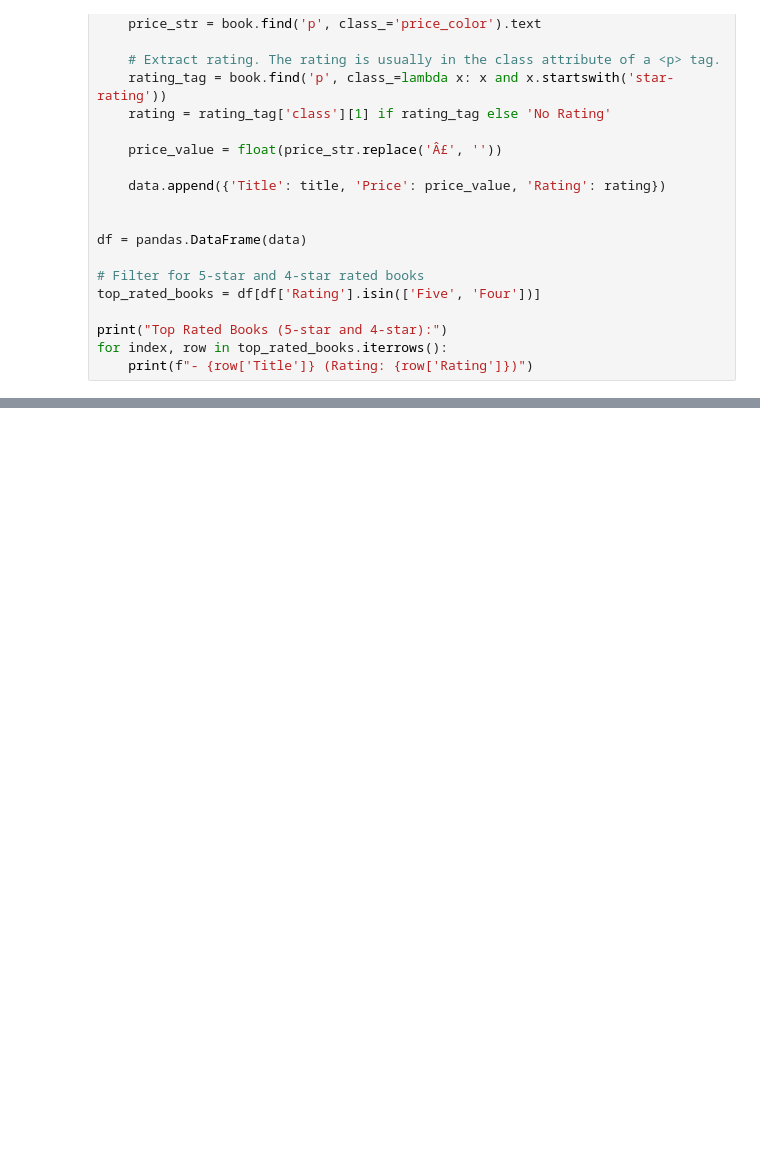
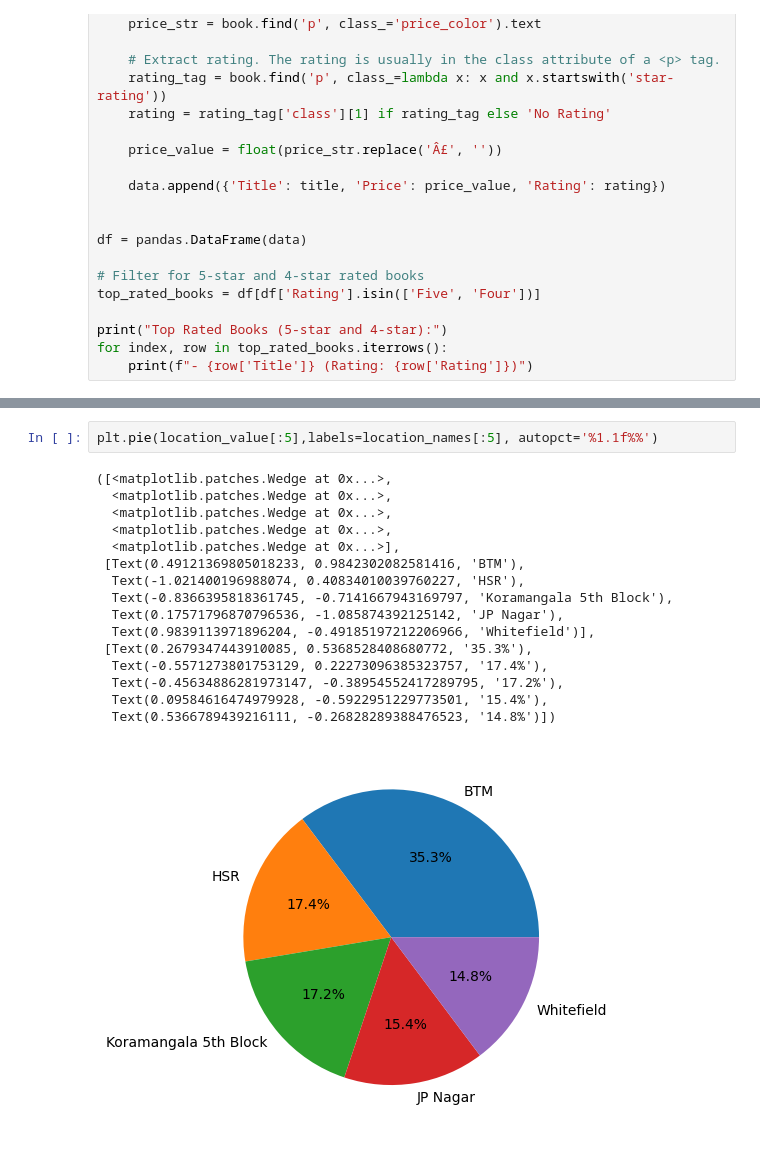
Before and after one commit to thakur698/Data-Science, a Jupyter notebook: Untitled3.ipynb, the cells around one changed output, grey strips where cells are left out. Drawn from its saved outputs; the diff is of its cells as text; blank space fills up the shorter version.

```diff
--- a/Untitled3.ipynb
+++ b/Untitled3.ipynb
@@ -155,0 +386,19 @@ fetch_data_database()
+# %%
+plt.pie(location_value[:5],labels=location_names[:5], autopct='%1.1f%%')
+# %% [output]
+([<matplotlib.patches.Wedge at 0x...>,
+  <matplotlib.patches.Wedge at 0x...>,
+  <matplotlib.patches.Wedge at 0x...>,
+  <matplotlib.patches.Wedge at 0x...>,
+  <matplotlib.patches.Wedge at 0x...>],
+ [Text(0.49121369805018233, 0.9842302082581416, 'BTM'),
+  Text(-1.021400196988074, 0.40834010039760227, 'HSR'),
+  Text(-0.8366395818361745, -0.7141667943169797, 'Koramangala 5th Block'),
+  Text(0.17571796870796536, -1.085874392125142, 'JP Nagar'),
+  Text(0.9839113971896204, -0.49185197212206966, 'Whitefield')],
+ [Text(0.2679347443910085, 0.5368528408680772, '35.3%'),
+  Text(-0.5571273801753129, 0.22273096385323757, '17.4%'),
+  Text(-0.45634886281973147, -0.38954552417289795, '17.2%'),
+  Text(0.09584616474979928, -0.5922951229773501, '15.4%'),
+  Text(0.5366789439216111, -0.26828289388476523, '14.8%')])
+[figure, added]
```
Also changed, not shown: parts of 19 cells of this notebook.
